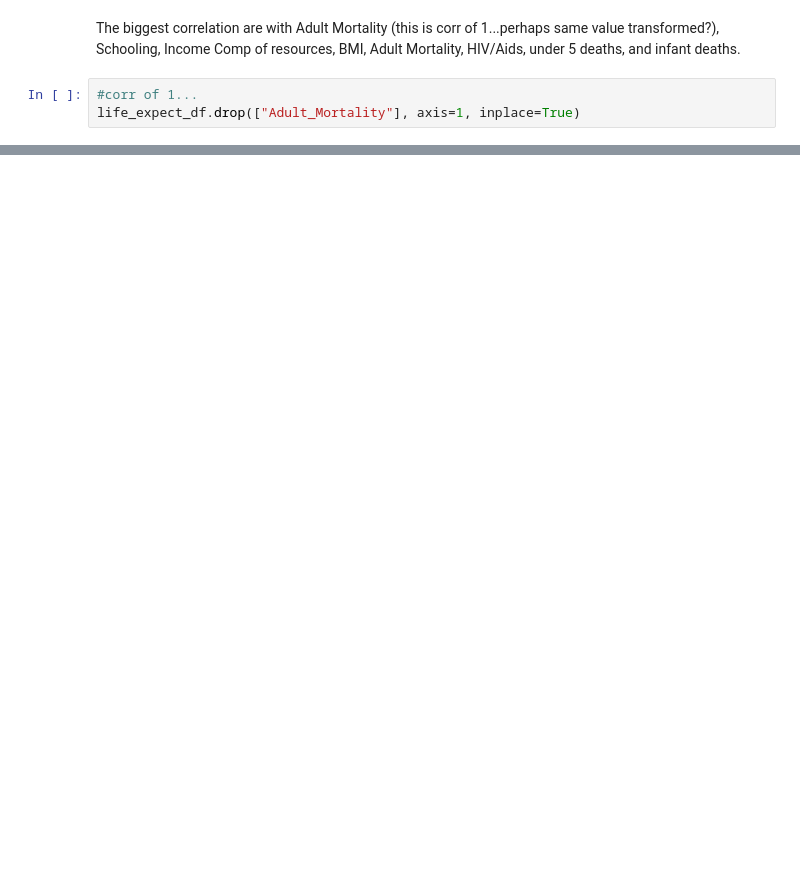
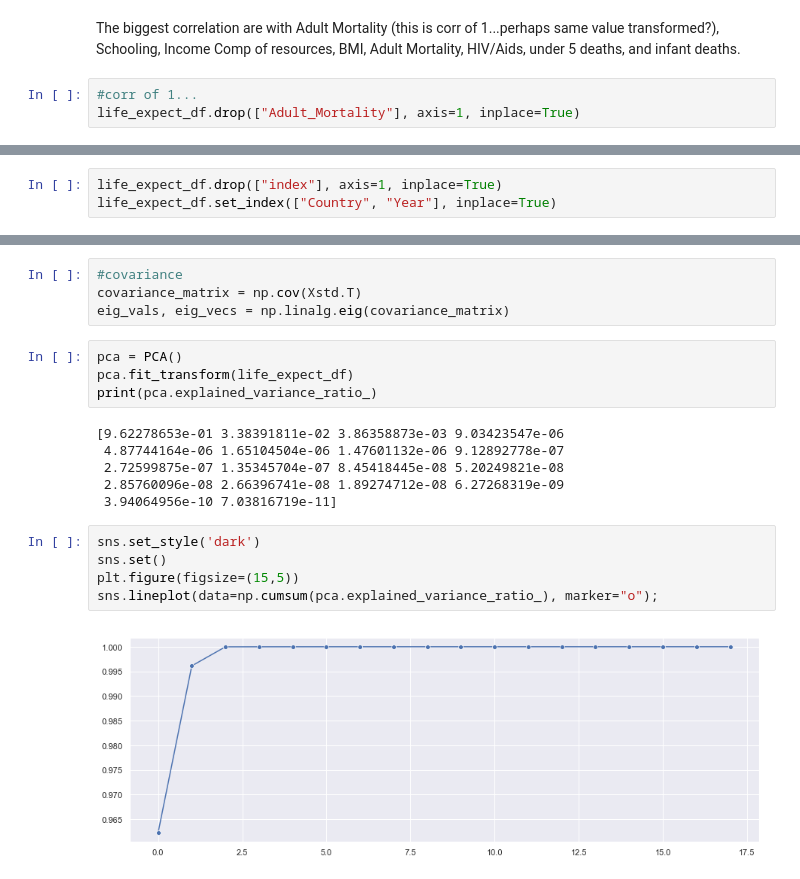
Before and after one commit to chrisoyer/thinkful_notes, a Jupyter notebook: Unit_2_supervised_learning/17.10_model_prep_challenge.ipynb, the cells around one changed output, grey strips where cells are left out. Cells and saved outputs as stored; diff of their text form; blank space fills up the shorter version.

```diff
--- a/Unit_2_supervised_learning/17.10_model_prep_challenge.ipynb
+++ b/Unit_2_supervised_learning/17.10_model_prep_challenge.ipynb
@@ -343,0 +346,3 @@ life_expect_df.drop(["Adult_Mortality"], axis=1, inplace=True)
+# %%
+life_expect_df.drop(["index"], axis=1, inplace=True)
+life_expect_df.set_index(["Country", "Year"], inplace=True)
@@ -343,0 +369,21 @@ life_expect_df.drop(["Adult_Mortality"], axis=1, inplace=True)
+# %%
+#covariance
+covariance_matrix = np.cov(Xstd.T)
+eig_vals, eig_vecs = np.linalg.eig(covariance_matrix)
+# %%
+pca = PCA()
+pca.fit_transform(life_expect_df)
+print(pca.explained_variance_ratio_)
+# %% [output]
+[9.62278653e-01 3.38391811e-02 3.86358873e-03 9.03423547e-06
+ 4.87744164e-06 1.65104504e-06 1.47601132e-06 9.12892778e-07
+ 2.72599875e-07 1.35345704e-07 8.45418445e-08 5.20249821e-08
+ 2.85760096e-08 2.66396741e-08 1.89274712e-08 6.27268319e-09
+ 3.94064956e-10 7.03816719e-11]
+# %%
+sns.set_style('dark')
+sns.set()
+plt.figure(figsize=(15,5))
+sns.lineplot(data=np.cumsum(pca.explained_variance_ratio_), marker="o");
+# %% [output]
+[figure, added]
```
Also changed, not shown: parts of 21 cells of this notebook.
